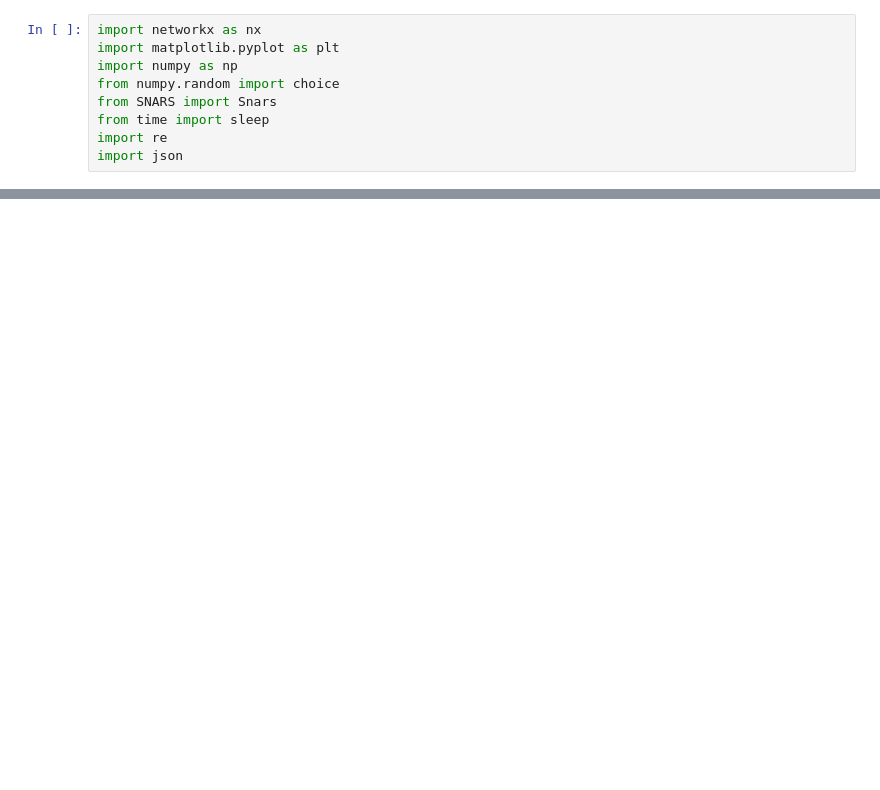
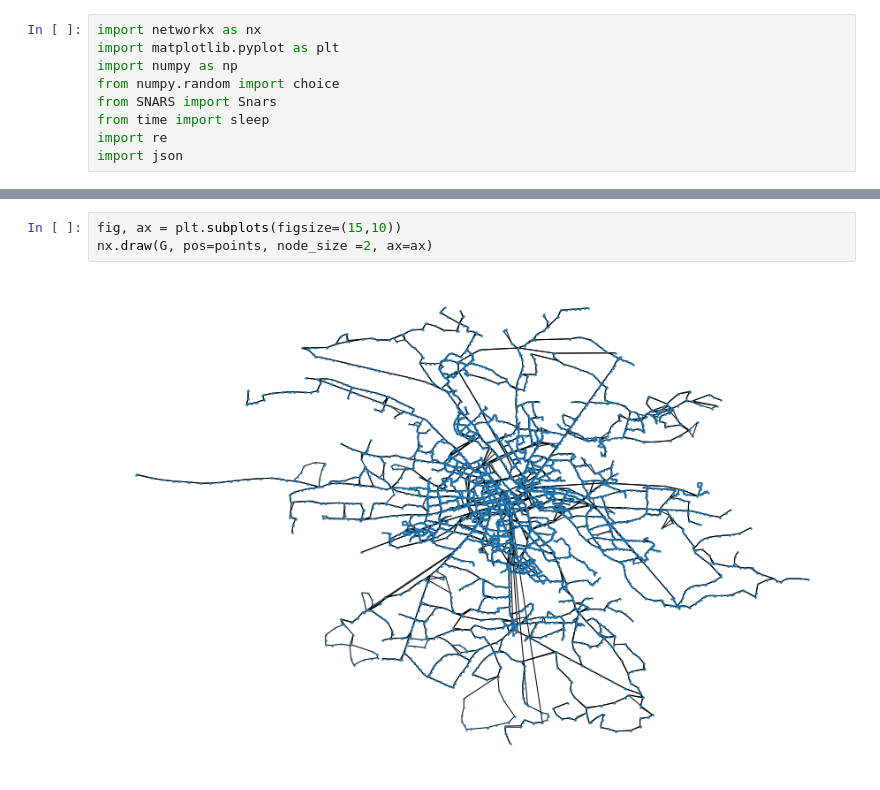
Before and after one commit to PaulinaPacyna/SNARS, a Jupyter notebook: Project 8.ipynb, the cells around one changed output, grey strips where cells are left out. Cells and saved outputs as stored; diff of their text form; blank space fills up the shorter version.

```diff
--- a/Project 8.ipynb
+++ b/Project 8.ipynb
@@ -36,0 +40,5 @@ len(ztm_lines)
+# %%
+fig, ax = plt.subplots(figsize=(15,10))
+nx.draw(G, pos=points, node_size =2, ax=ax)
+# %% [output]
+[figure, added]
```
Also changed, not shown: parts of 11 cells of this notebook, 3 other files.
